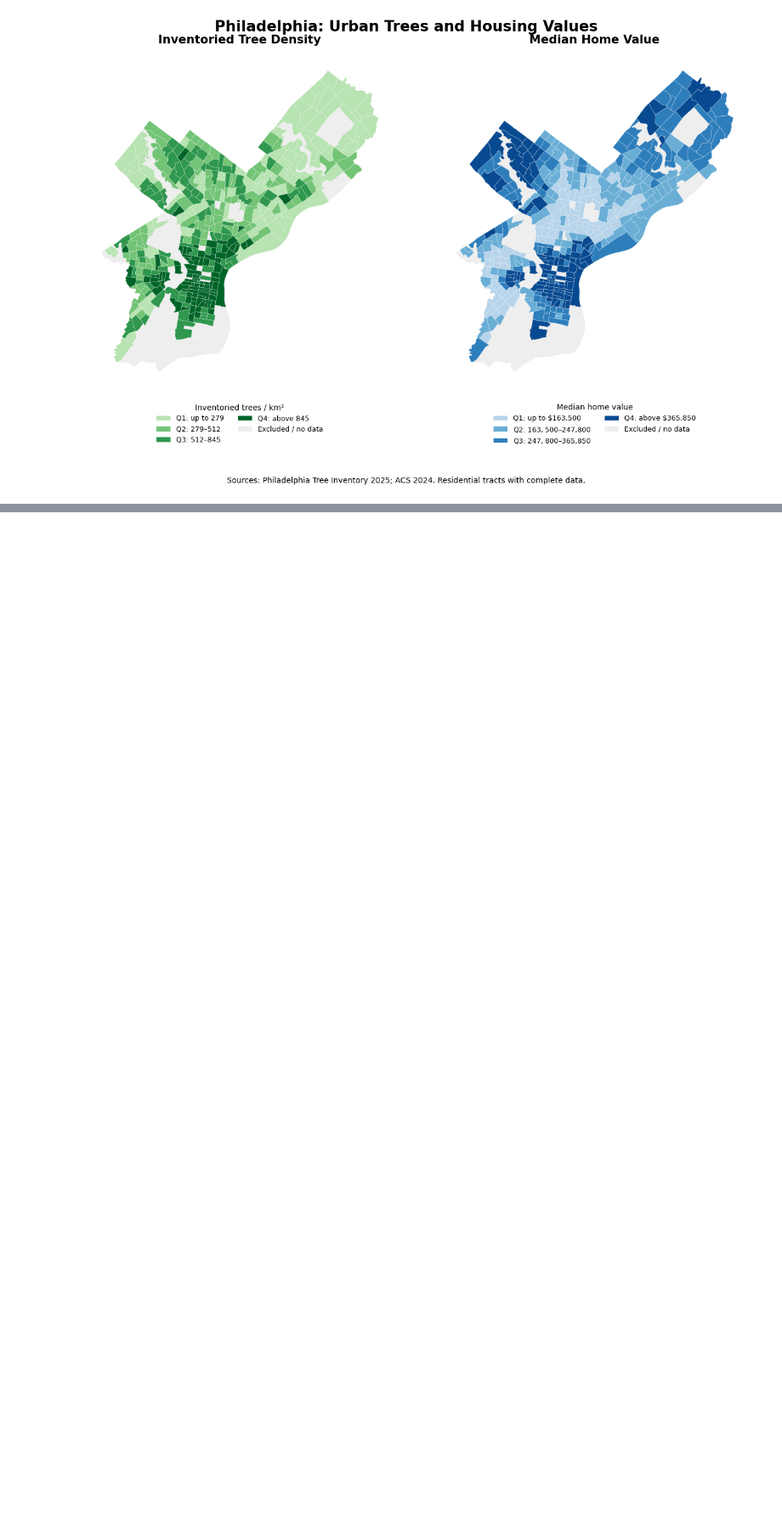
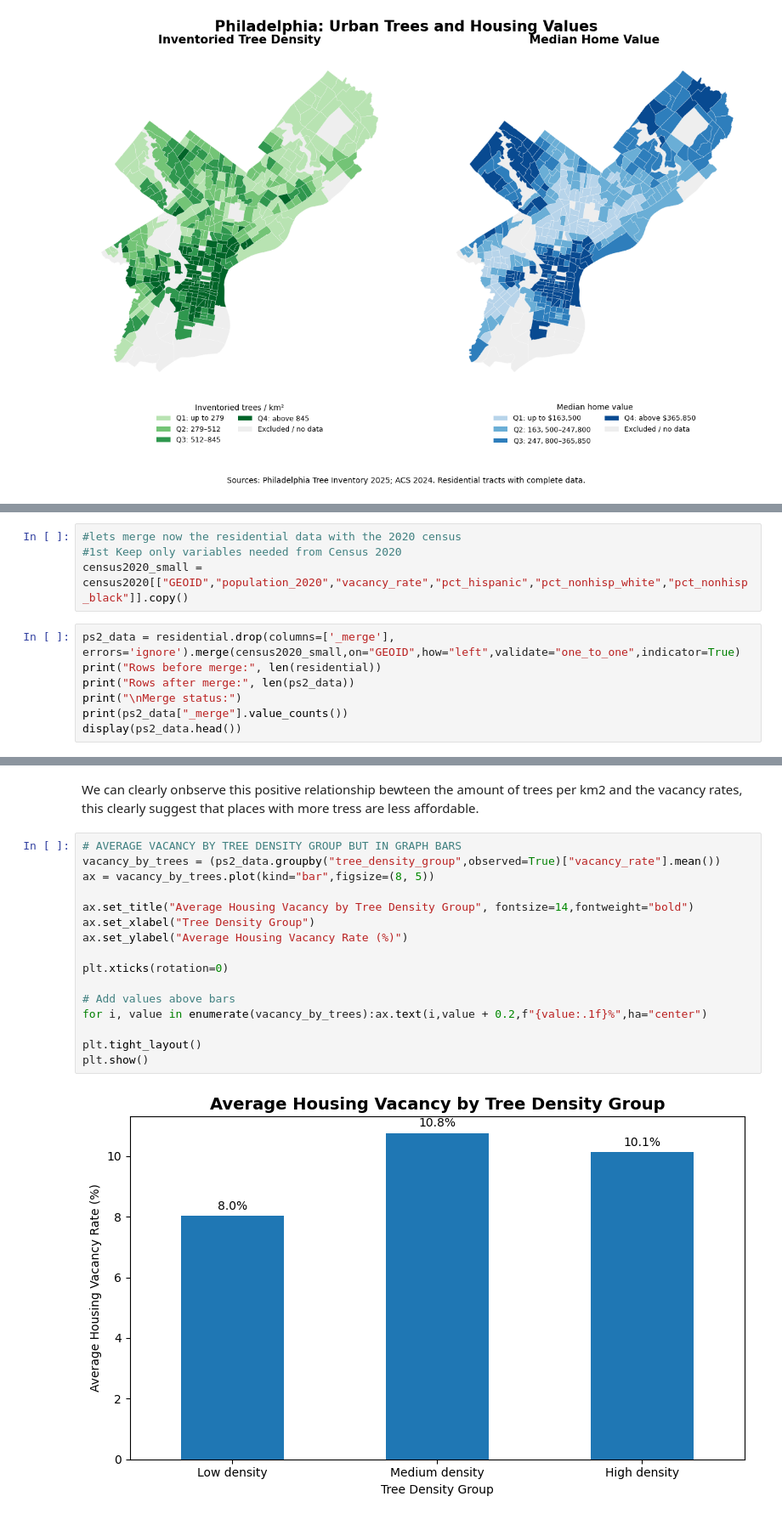
Before and after one commit to Ben-069/DataManPy, a Jupyter notebook: PS1.ipynb, the cells around one changed output, grey strips where cells are left out. Shown at 85% size. Saved outputs shown, nothing was run; the diff lists cells and outputs as text; blank space fills up the shorter version.

```diff
--- a/PS1.ipynb
+++ b/PS1.ipynb
@@ -1054,0 +1165,11 @@ For this piece of my project I am plannig using data from https://www.latinobaro
+# %%
+#lets merge now the residential data with the 2020 census
+#1st Keep only variables needed from Census 2020
+census2020_small = census2020[["GEOID","population_2020","vacancy_rate","pct_hispanic","pct_nonhisp_white","pct_nonhisp_black"]].copy()
+# %%
+ps2_data = residential.drop(columns=['_merge'], errors='ignore').merge(census2020_small,on="GEOID",how="left",validate="one_to_one",indicator=True)
+print("Rows before merge:", len(residential))
+print("Rows after merge:", len(ps2_data))
+print("\nMerge status:")
+print(ps2_data["_merge"].value_counts())
+display(ps2_data.head())
@@ -1054,0 +1281,20 @@ For this piece of my project I am plannig using data from https://www.latinobaro
+# %% [markdown]
+We can clearly onbserve this positive relationship bewteen the amount of trees per km2 and the vacancy rates, this clearly suggest that places with more tress are less affordable.
+# %%
+# AVERAGE VACANCY BY TREE DENSITY GROUP BUT IN GRAPH BARS
+vacancy_by_trees = (ps2_data.groupby("tree_density_group",observed=True)["vacancy_rate"].mean())
+ax = vacancy_by_trees.plot(kind="bar",figsize=(8, 5))
+
+ax.set_title("Average Housing Vacancy by Tree Density Group", fontsize=14,fontweight="bold")
+ax.set_xlabel("Tree Density Group")
+ax.set_ylabel("Average Housing Vacancy Rate (%)")
+
+plt.xticks(rotation=0)
+
+# Add values above bars
+for i, value in enumerate(vacancy_by_trees):ax.text(i,value + 0.2,f"{value:.1f}%",ha="center")
+
+plt.tight_layout()
+plt.show()
+# %% [output]
+[figure, added]
```
Also changed, not shown: parts of 34 cells of this notebook.
